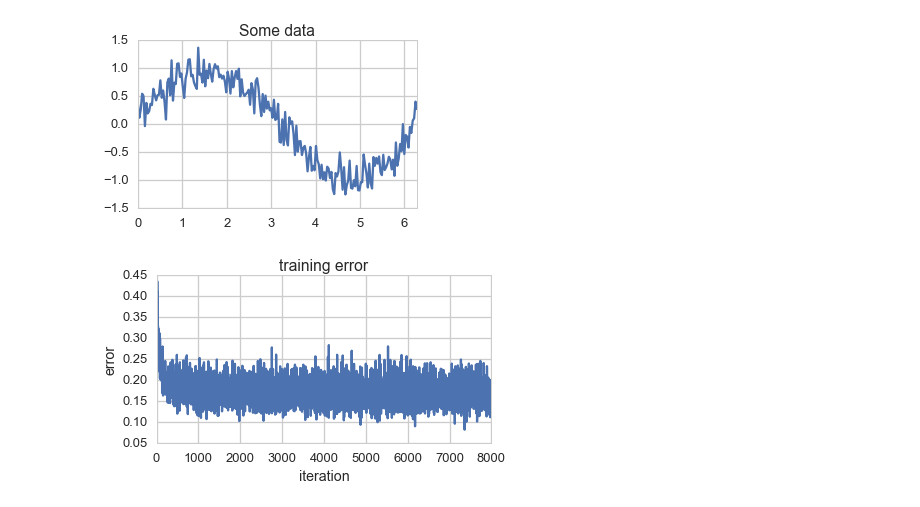
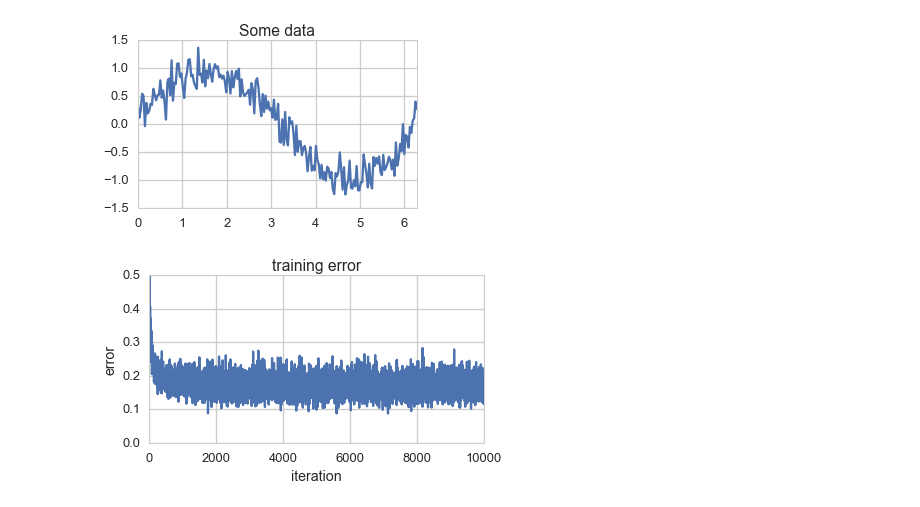
Before and after one commit to dan-tee/blog, a Jupyter notebook: content/notebooks/watch-tiny-neural-nets-learn.ipynb, the cells around one changed output. Drawn from its saved outputs; the diff is of its cells as text; code cells hidden in the pictures.

Commit message:
published watch tiny neural nets learn

```diff
--- a/content/notebooks/watch-tiny-neural-nets-learn.ipynb
+++ b/content/notebooks/watch-tiny-neural-nets-learn.ipynb
@@ -26,7 +26,7 @@ plt.show()
 from keras.models import Sequential
 from keras.layers.core import Dense, Activation
 
-n_conn = 100
+n_conn = 60
 model = Sequential()
 model.add(Dense(output_dim=n_conn, input_dim=1))
 model.add(Activation("relu"))
@@ -66,9 +66,9 @@ import matplotlib.animation as animation
 
 def visualize_training(history, name):
     fig = plt.figure(figsize=(5, 2.5))
-    plt.plot(x, y,  label='data')
+    plt.plot(x, y, label='data')
     line, = plt.plot(x, history.predictions[0],  label='prediction')
-    plt.legend(loc='upper left')
+    plt.legend()
 
     def update_line(num):
         plt.title('iteration: {0}'.format((history.save_every * (num + 1))))
@@ -90,15 +90,16 @@ def visualize_training(history, name):
     plt.close()
 
     plt.figure(figsize=(6, 3))
-    plt.plot(history.losses[10:])
+    plt.plot(history.losses)
     plt.ylabel('error')
     plt.xlabel('iteration')
+    plt.ylim([0, 0.5])
     plt.title('training error')
     plt.show()
 # %%
-visualize_training(history, 'tiny-sine-standard')
+visualize_training(history, 'tiny-sine-one-layer')
 # %% [output]
-[figure, old version]
+[figure, new version]
 # %%
 def video(fname, mimetype='mp4'):
     """Load the video in the file `fname`, with given mimetype, and display as HTML5 video.
```
Also changed, not shown: parts of 9 cells of this notebook, 25 other files.
